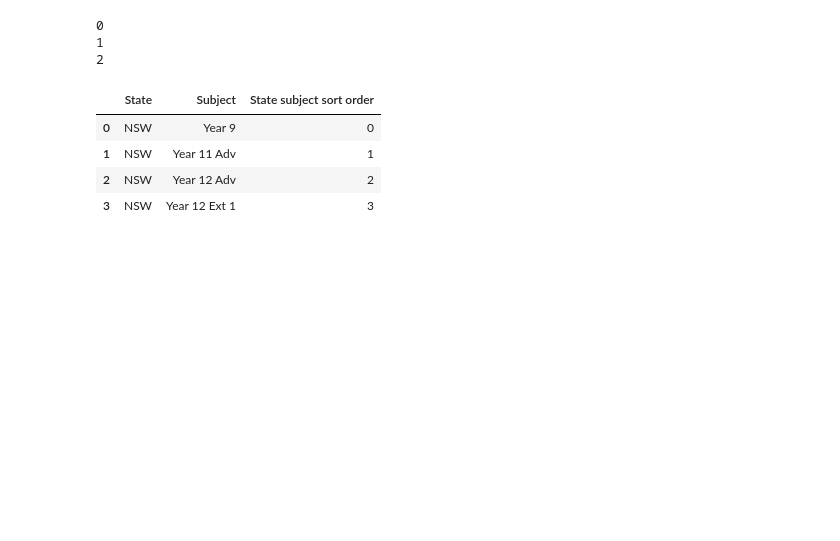
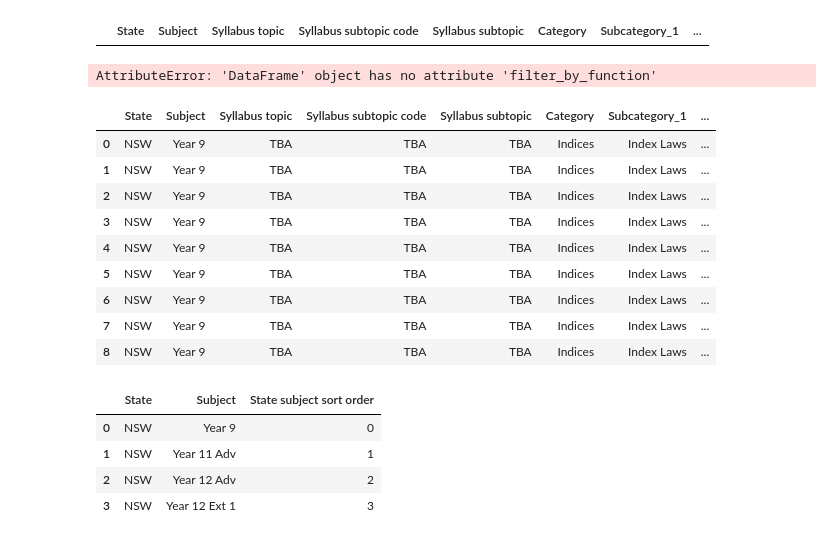
Before and after one commit to charl-potgieter/AustralianSchoolMaths, a Jupyter notebook: WebsiteCreator/caller.ipynb, the cells around one changed output. Saved outputs shown, nothing was run; the diff lists cells and outputs as text; code cells hidden in the pictures; blank space fills up the shorter version.

Commit message:
formulas_to_class wip 21

```diff
--- a/WebsiteCreator/caller.ipynb
+++ b/WebsiteCreator/caller.ipynb
@@ -32,14 +112,29 @@ Financial mathematics
-# %%
-def test(i):
-    for x in  range(i):
-        yield x
-
-for a in test(3):
-    print (a)
-# %% [output]
-0
-1
-2
+# %%
+formulas.filter_by_state_subject_category('NSW', 'Year 10', 'Indices').to_dataframe()
+# %% [output]
+|  | State | Subject | Syllabus topic | Syllabus subtopic code | Syllabus subtopic | Category | Subcategory_1 | ... |
+# %%
+formulas.filter_by_state_subject_category('NSW', 'Year 9', 'Indices')()
+# %% [output]
+AttributeError: 'DataFrame' object has no attribute 'filter_by_function'
+# %%
+formulas.filter_by_function(
+    lambda row :
+    (row['State'] == 'NSW') and
+    (row['Subject'] == 'Year 9') and
+    (row['Category'] == 'Indices')
+    ).to_dataframe()
+# %% [output]
+|  | State | Subject | Syllabus topic | Syllabus subtopic code | Syllabus subtopic | Category | Subcategory_1 | ... |
+| 0 | NSW | Year 9 | TBA | TBA | TBA | Indices | Index Laws | ... |
+| 1 | NSW | Year 9 | TBA | TBA | TBA | Indices | Index Laws | ... |
+| 2 | NSW | Year 9 | TBA | TBA | TBA | Indices | Index Laws | ... |
+| 3 | NSW | Year 9 | TBA | TBA | TBA | Indices | Index Laws | ... |
+| 4 | NSW | Year 9 | TBA | TBA | TBA | Indices | Index Laws | ... |
+| 5 | NSW | Year 9 | TBA | TBA | TBA | Indices | Index Laws | ... |
+| 6 | NSW | Year 9 | TBA | TBA | TBA | Indices | Index Laws | ... |
+| 7 | NSW | Year 9 | TBA | TBA | TBA | Indices | Index Laws | ... |
+| 8 | NSW | Year 9 | TBA | TBA | TBA | Indices | Index Laws | ... |
 # %%
 
 data_sources = DataSource()
```
Also changed, not shown: parts of 2 cells of this notebook, 1 other file.
